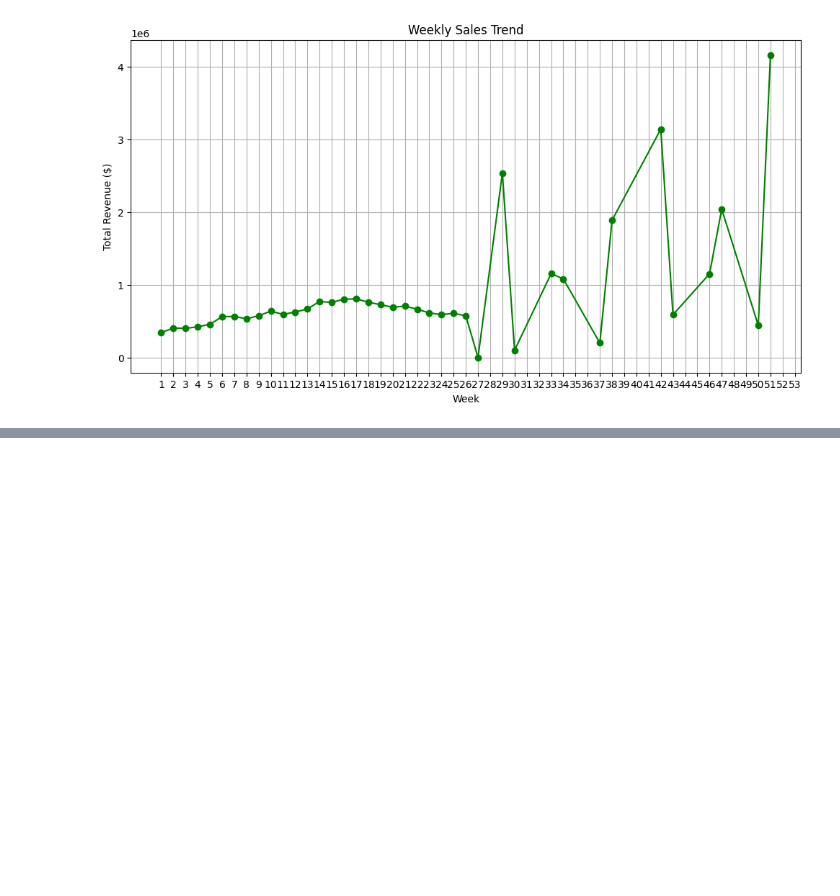
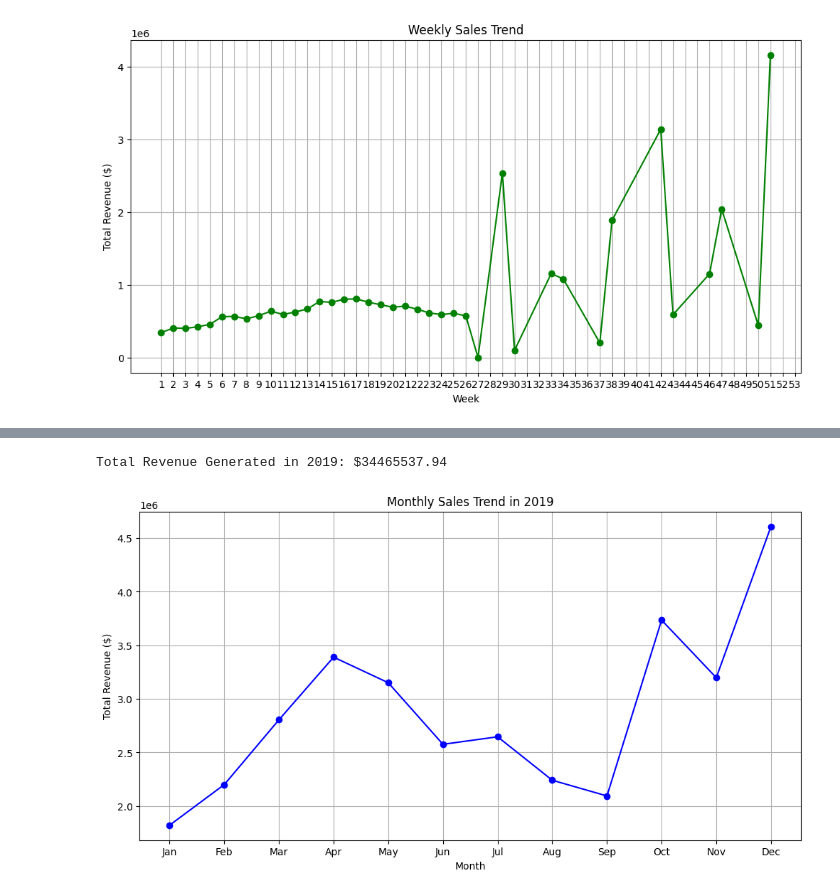
Before and after one commit to MayayaPatrick/Business-Intelligence-Solution-Project, a Jupyter notebook: Notebook/dashboard_project.ipynb, the cells around one changed output, grey strips where cells are left out. Drawn from its saved outputs; the diff is of its cells as text; code cells hidden in the pictures; blank space fills up the shorter version.

```diff
--- a/Notebook/dashboard_project.ipynb
+++ b/Notebook/dashboard_project.ipynb
@@ -854,0 +908,25 @@ plt.show()
+# %%
+# 1. Revenue Analysis: How much revenue was generated in 2019 from all transactions?
+
+# Total revenue for 2019
+total_revenue_2019 = getINNOtized_sales_2019['Total_Revenue'].sum()
+print(f"Total Revenue Generated in 2019: ${total_revenue_2019:.2f}")
+# %% [output]
+Total Revenue Generated in 2019: $34465537.94
+# %%
+# 2. 2. Seasonality Detection: Are there any noticeable seasonal trends in sales (e.g., spikes in specific months or quarters)?
+
+# Group by month to detect seasonality in sales
+monthly_revenue = getINNOtized_sales_2019.groupby('Month')['Total_Revenue'].sum()
+
+# Plot the seasonal trend in sales
+plt.figure(figsize=(12, 6))
+monthly_revenue.plot(kind='line', marker='o', color='blue')
+plt.title('Monthly Sales Trend in 2019')
+plt.xlabel('Month')
+plt.ylabel('Total Revenue ($)')
+plt.xticks(ticks=range(1, 13), labels=['Jan', 'Feb', 'Mar', 'Apr', 'May', 'Jun', 'Jul', 'Aug', 'Sep', 'Oct', 'Nov', 'Dec'])
+plt.grid(True)
+plt.show()
+# %% [output]
+[figure, added]
```
Also changed, not shown: parts of 9 cells of this notebook, 1 other file.
